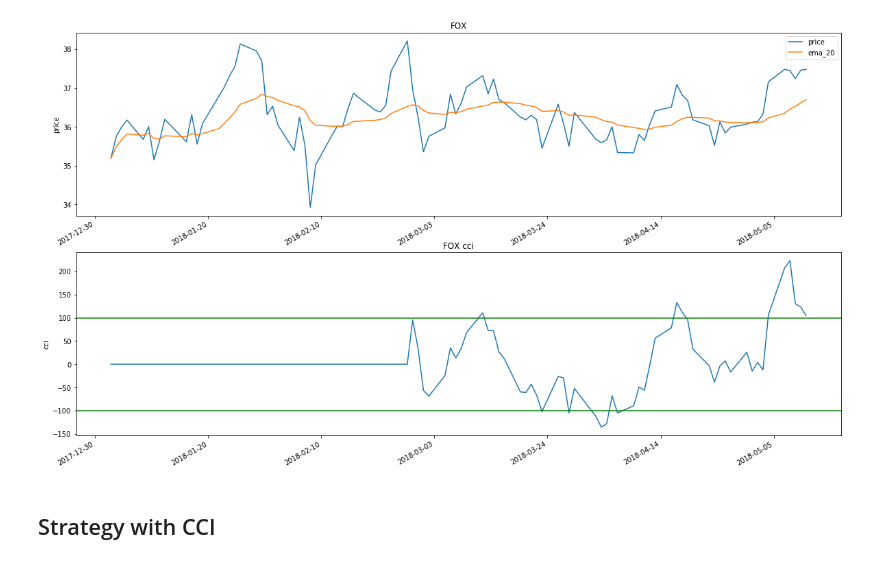
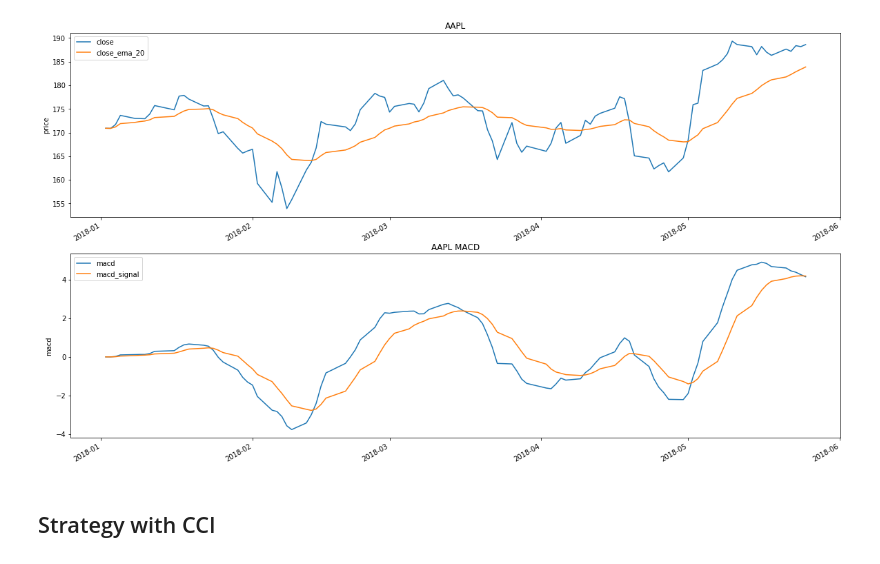
Before and after one commit to danielwpz/dw-feature-util, a Jupyter notebook: feature_analysis.ipynb, the cells around one changed output. Saved outputs shown, nothing was run; the diff lists cells and outputs as text; code cells hidden in the pictures.

```diff
--- a/feature_analysis.ipynb
+++ b/feature_analysis.ipynb
@@ -10,7 +11,7 @@ from feature_util.ohlc import TypicalPriceFeatureProducer
 # %%
-symbol = 'FOX'
+symbol = 'AAPL'
 # %%
-df = get_historical(symbol, '2018-1-1', '2018-5-12')
+df = get_historical(symbol, '2018-1-1', '2018-5-25')
 # %%
 df
 # %% [output]
@@ -44,6 +45,9 @@ feat_df = ema_producer.produce(feat_df)
 
 tp_producer = TypicalPriceFeatureProducer()
 feat_df = tp_producer.produce(feat_df)
+
+macd_producer = MACDFeatureProducer()
+feat_df = macd_producer.produce(feat_df)
 # %%
 feat_df
 # %% [output]
@@ -68,23 +72,33 @@ feat_df
 # %%
 plt.figure(figsize=(20,12))
 
 plt.figure(1)
 plt.subplot(211)
-feat_df['close'].plot()
-feat_df['close_ema_20'].plot()
-plt.legend(['price', 'ema_20'])
+feat_df['close'].plot(legend=True)
+feat_df['close_ema_20'].plot(legend=True)
 plt.ylabel('price')
 plt.title(symbol)
 
+# plot CCI
+"""
 plt.subplot(212)
 fig = feat_df['cci'].fillna(0).plot()
 plt.axhline(y=100, color='g', linestyle='-')
 plt.axhline(y=-100, color='g', linestyle='-')
 plt.ylabel('cci')
 plt.title(symbol + ' cci')
 plt.show()
+"""
+
+# plot MACD
+plt.subplot(212)
+feat_df['macd'].plot(legend=True)
+feat_df['macd_signal'].plot(legend=True)
+plt.ylabel('macd')
+plt.title(symbol + ' MACD')
+plt.show()
 # %% [output]
-[figure, old version]
+[figure, new version]
 # %% [markdown]
 ## Strategy with CCI
 # %%
```
Also changed, not shown: parts of 3 cells of this notebook.
